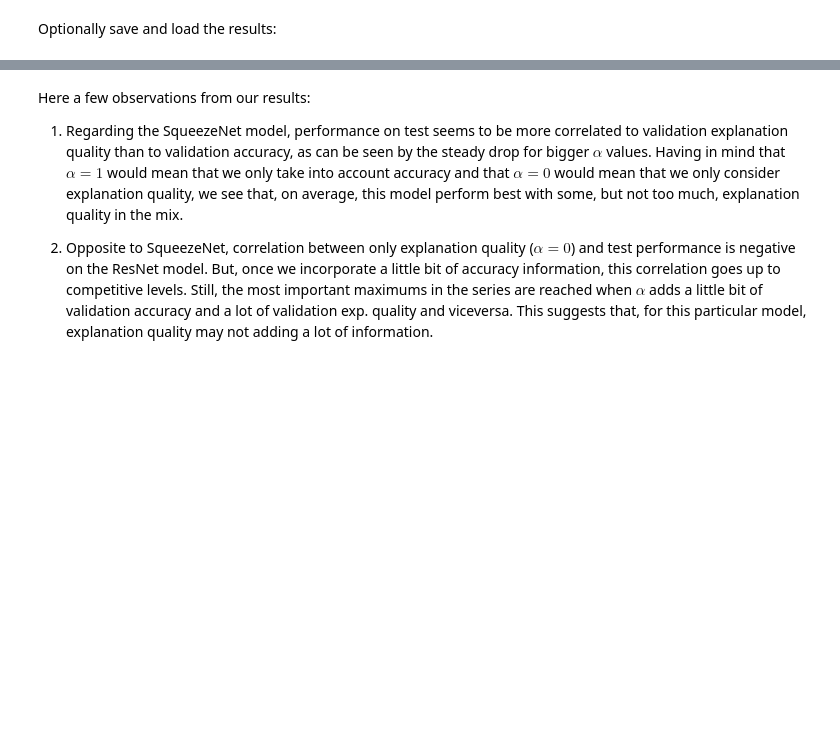
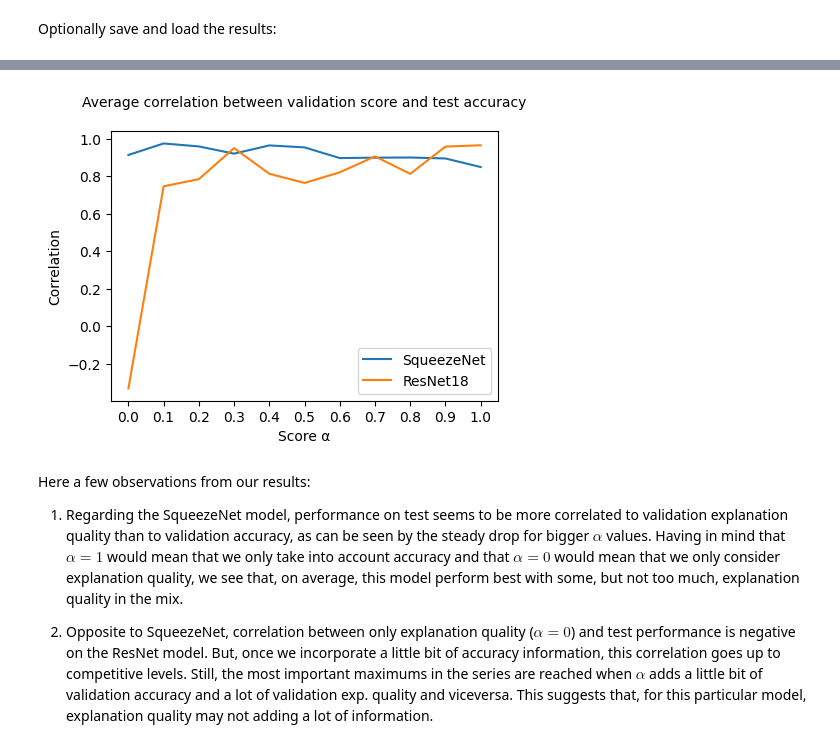
Before and after one commit to chus-chus/teex, a Jupyter notebook: docs/demos/model_selection/model_selection_nb.ipynb, the cells around one changed output, grey strips where cells are left out. Drawn from its saved outputs; the diff is of its cells as text; code cells hidden in the pictures; blank space fills up the shorter version.

Commit message:
docs: (model sel) correlations display as png

```diff
--- a/docs/demos/model_selection/model_selection_nb.ipynb
+++ b/docs/demos/model_selection/model_selection_nb.ipynb
@@ -504,14 +504,13 @@ In this section we are going to put everything together. These are the steps to
 5. Compute the Pearson correlation between the custom validation scores and test accuracy.
 6. Repeat steps 1 to 5 (5 times) and average the correlations.
 # %%
-def experiment_epoch(data, explanations, random_state):
+def experiment_epoch(data, explanations, alphas, random_state):
     """ Steps 1 to 5 of our experiment guide. Return correlations for each model f_i and alpha value. """
 
     # 1. split data
     dataloaders_dict, all_data, all_exps = create_data(data, explanations, random_state)
     correlations = {}
 
-    alphas = np.arange(0, 1.1, 0.1)
     for alpha_value in alphas:
         squeezeNet, resNet = generate_models(num_classes, input_size)
         evals = {}
@@ -553,9 +552,10 @@ We can now average the correlations from all 5 experiment epochs (the cell will
 # %%
 experiment_epochs = 5
 final_corrs = {}
+alphas = np.arange(0, 1.1, 0.1)
 
 for i in range(experiment_epochs):
-    corrs = experiment_epoch(demo_data, exps, random_state+i)
+    corrs = experiment_epoch(demo_data, exps, alphas, random_state+i)
     for alpha, corrsDict in corrs.items():
         if alpha not in final_corrs:
             final_corrs[alpha] = {}
@@ -579,10 +579,8 @@ with open("final_corrs", "rb") as f:
     final_corrs = pickle.load(f)
 # %%
 resultsDf = pd.DataFrame.from_dict(final_corrs)
-alphas_beautyfied = [f"α = {round(alpha, 1)}" for alpha in np.arange(0, 1.1, 0.1)]
-resultsDf = resultsDf.set_axis(alphas_beautyfied, axis=1, copy=False)
-
-resultsDf.style.apply(highlight_max, axis=1)
+alphas_beautyfied = [f"α = {round(alpha, 1)}" for alpha in alphas]
+resultsDf.set_axis(alphas_beautyfied, axis=1).style.apply(highlight_max, axis=1)
 # %% [output]
 |  | α = 0.0 | α = 0.1 | α = 0.2 | α = 0.3 | α = 0.4 | α = 0.5 | α = 0.6 | α = 0.7 | α = 0.8 | α = 0.9 | α = 1.0 |
 | SqueezeNet | 0.913715 | 0.974938 | 0.959240 | 0.920658 | 0.964555 | 0.954114 | 0.897218 | 0.899346 | 0.900158 | 0.895084 | 0.849421 |
@@ -609,3 +588,14 @@ alt.Chart(altData).mark_line().encode(
+# %%
+plt.figure(figsize=(5, 3.5))
+plt.plot(resultsDf.transpose())
+plt.xticks(alphas)
+plt.xlabel("Score α")
+plt.ylabel("Correlation")
+plt.legend(["SqueezeNet", "ResNet18"])
+plt.title("Average correlation between validation score and test accuracy\n", fontsize=10)
+plt.show()
+# %% [output]
+[figure, added]
 # %% [markdown]
 Here a few observations from our results:
 
```
Also changed, not shown: parts of 2 cells of this notebook.
